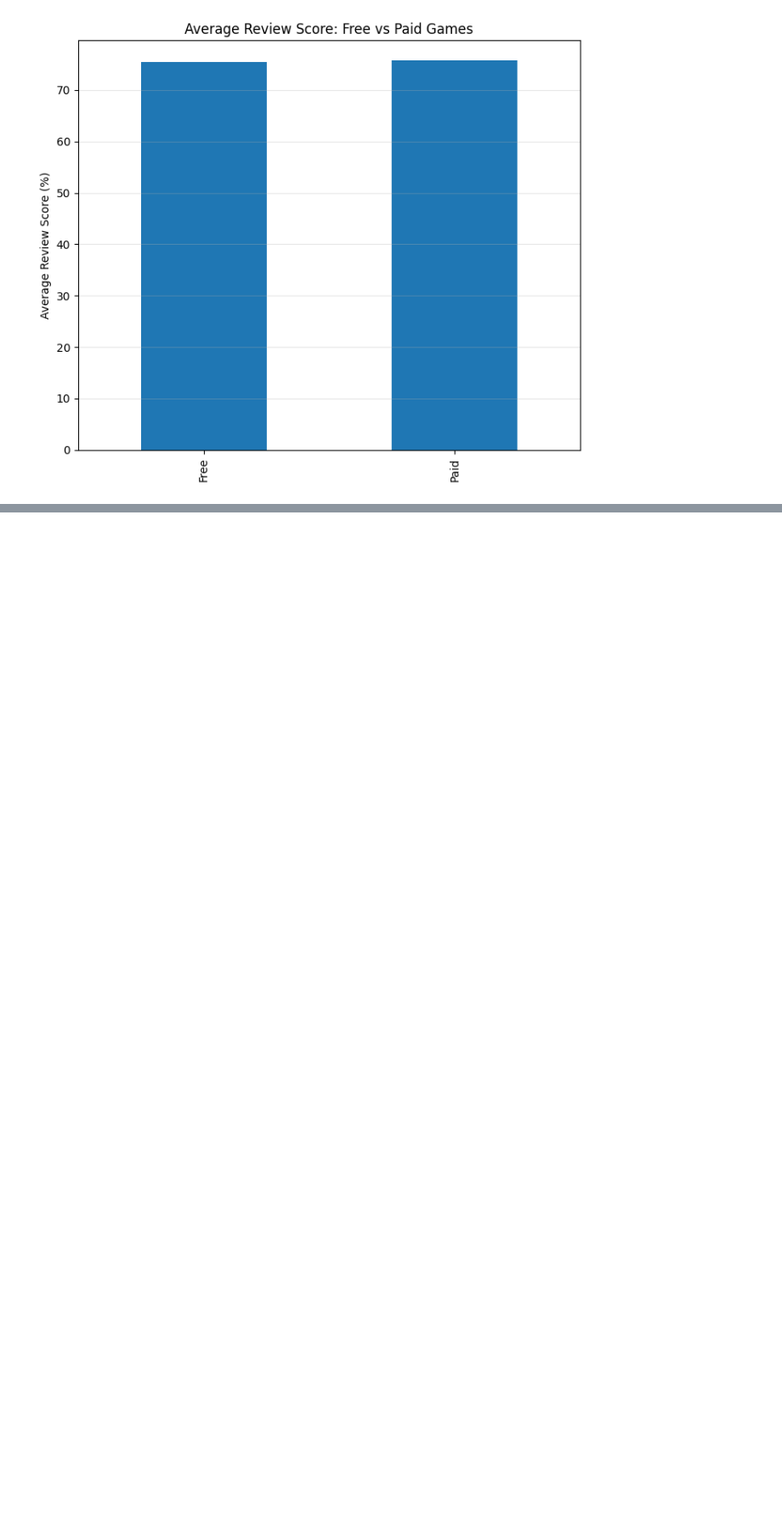
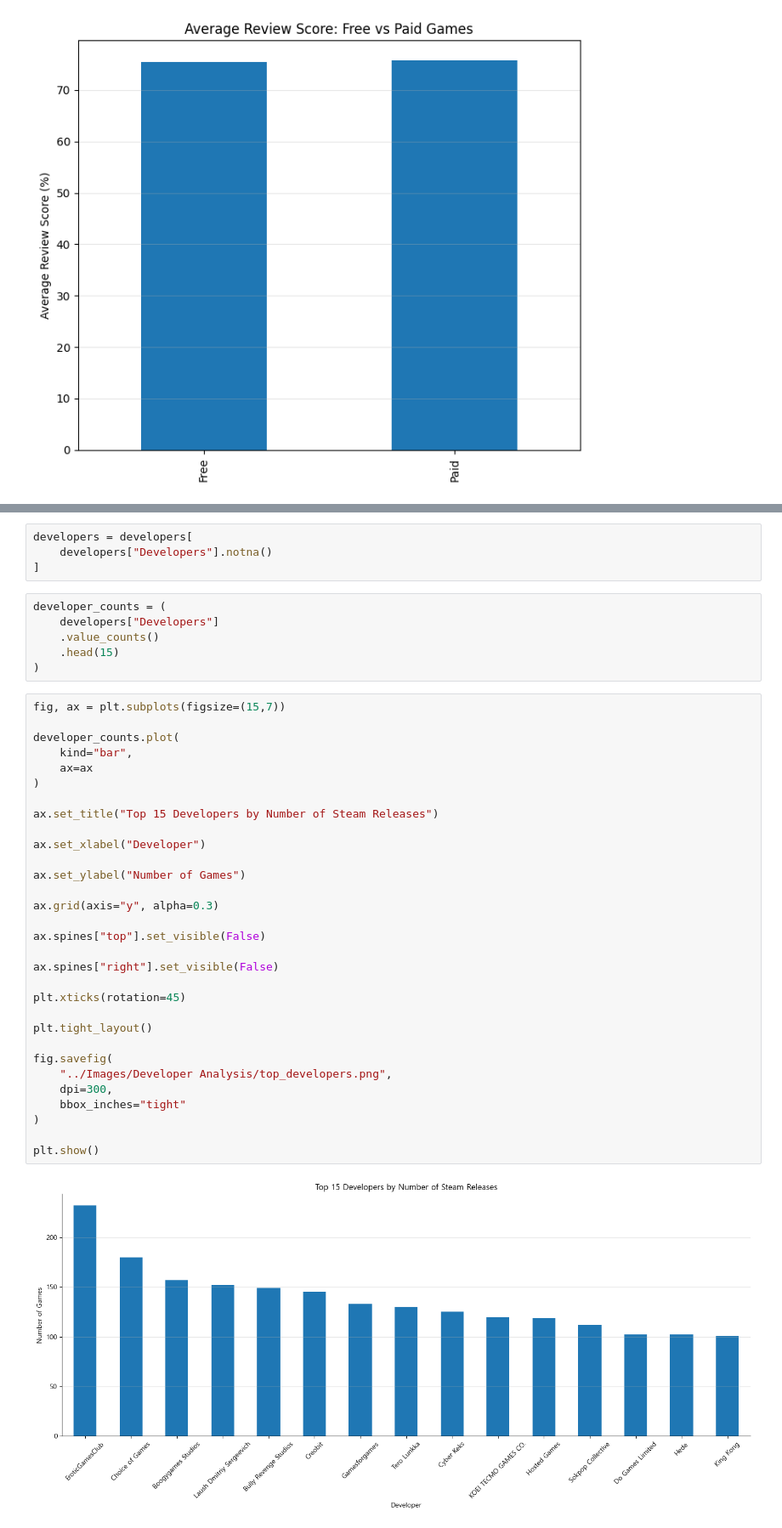
Before and after one commit to molikpunj/Steam-Games-Market-Analysis, a Jupyter notebook: Python/03_Exploratory_Data_Analysis.ipynb, the cells around one changed output, grey strips where cells are left out. Shown at 85% size. Drawn from its saved outputs; the diff is of its cells as text; blank space fills up the shorter version.

Commit message:
Added Developer & Publisher Insights

```diff
--- a/Python/03_Exploratory_Data_Analysis.ipynb
+++ b/Python/03_Exploratory_Data_Analysis.ipynb
@@ -367,0 +401,43 @@ plt.show()
+# %%
+developers = developers[
+    developers["Developers"].notna()
+]
+# %%
+developer_counts = (
+    developers["Developers"]
+    .value_counts()
+    .head(15)
+)
+# %%
+fig, ax = plt.subplots(figsize=(15,7))
+
+developer_counts.plot(
+    kind="bar",
+    ax=ax
+)
+
+ax.set_title("Top 15 Developers by Number of Steam Releases")
+
+ax.set_xlabel("Developer")
+
+ax.set_ylabel("Number of Games")
+
+ax.grid(axis="y", alpha=0.3)
+
+ax.spines["top"].set_visible(False)
+
+ax.spines["right"].set_visible(False)
+
+plt.xticks(rotation=45)
+
+plt.tight_layout()
+
+fig.savefig(
+    "../Images/Developer Analysis/top_developers.png",
+    dpi=300,
+    bbox_inches="tight"
+)
+
+plt.show()
+# %% [output]
+[figure, added]
```
Also changed, not shown: parts of 14 cells of this notebook, 4 other files.
